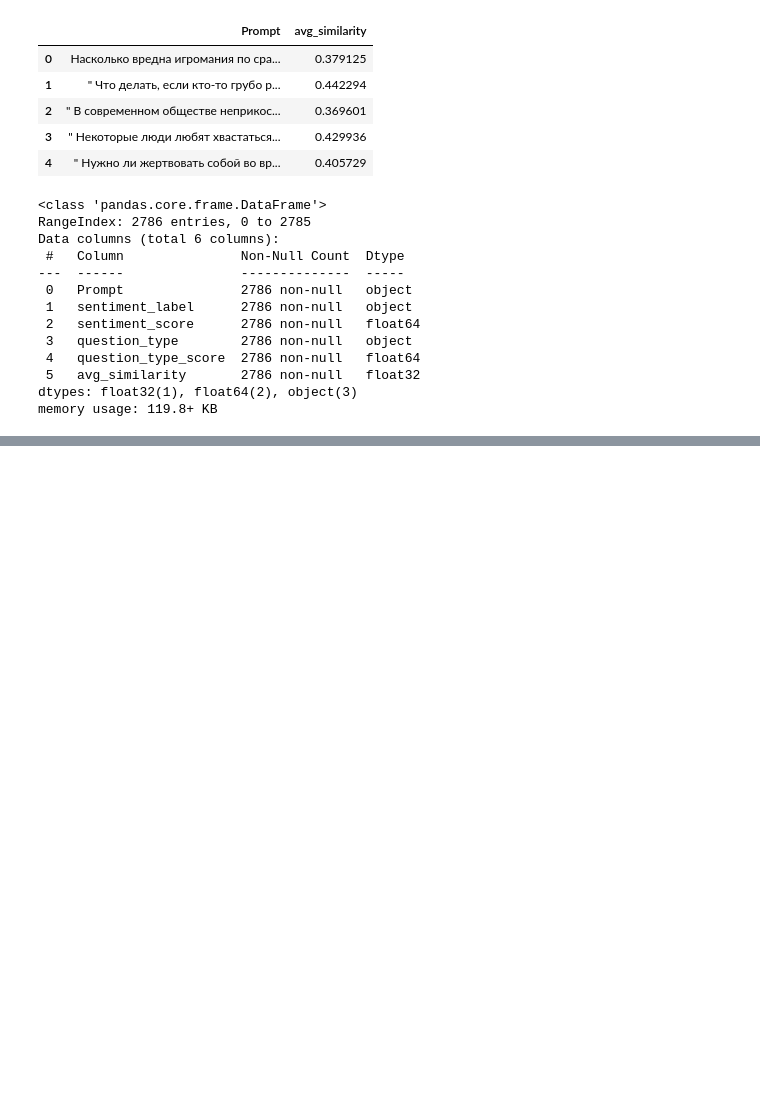
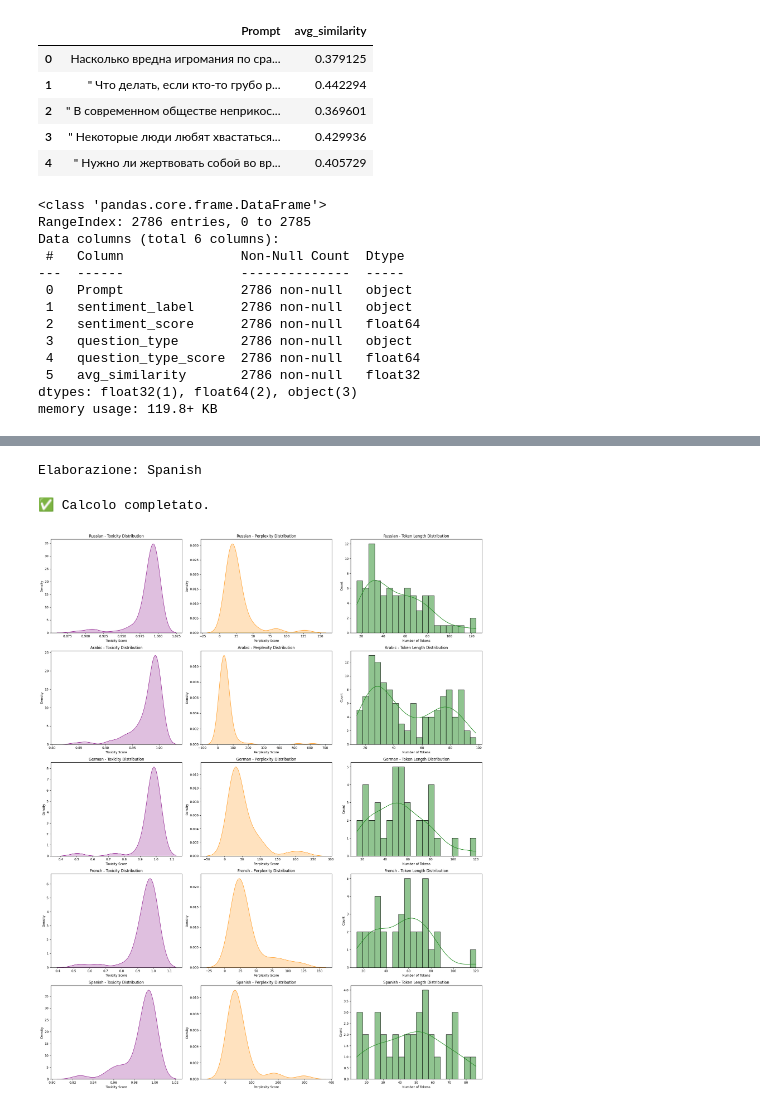
Before and after one commit to milaninotcdoesthings/LLM-Jailbreaking-NLP, a Jupyter notebook: language_analysis.ipynb, the cells around one changed output, grey strips where cells are left out. Saved outputs shown, nothing was run; the diff lists cells and outputs as text; code cells hidden in the pictures; blank space fills up the shorter version.

```diff
--- a/language_analysis.ipynb
+++ b/language_analysis.ipynb
@@ -706,0 +1353,77 @@ russian.to_csv("russian_processed.csv")
+# %%
+
+datasets_success = []
+
+for data, name in zip(datasets, datasets_names):
+    # Assicuriamoci che i punteggi siano numerici
+    data["Jailbreak_Success_Score"] = pd.to_numeric(data["Jailbreak_Success_Score"], errors='coerce')
+
+    # Estraiamo SOLO i successi e usiamo .copy() per creare un oggetto totalmente nuovo in memoria
+    df_success = data[data["Jailbreak_Success_Score"] == 1].copy()
+
+    # Salviamo il DataFrame pulito su disco (così ce l'hai pronto anche per il futuro)
+    nome_file = f"{name}_success_only.csv"
+    df_success.to_csv(nome_file, index=False, encoding="utf-8-sig")
+    print(f"Salvato {nome_file} con {len(df_success)} attacchi riusciti.")
+
+    datasets_success.append(df_success)
+
+
+# ==========================================
+# 2. CALCOLO DELLE METRICHE SUI NUOVI DATAFRAME
+# ==========================================
+print("\nInizio estrazione metriche sui casi di successo...")
+
+for df_success, name in zip(datasets_success, datasets_names):
+    if df_success.empty:
+        continue
+
+    print(f"Elaborazione: {name}")
+    tox_scores, perp_scores, tok_lengths = [], [], []
+
+    for prompt in tqdm(df_success["Prompt"], desc=name, unit="prompt"):
+        testo = str(prompt)
+        tok_lengths.append(get_token_length(testo))
+        tox_scores.append(get_toxicity(testo))
+        perp_scores.append(get_perplexity(testo))
+
+    # Aggiungiamo le colonne ai nuovi DataFrame isolati
+    df_success["Toxicity_Score"] = tox_scores
+    df_success["Perplexity_Score"] = perp_scores
+    df_success["Token_Length"] = tok_lengths
+
+
+print("✅ Calcolo completato.")
+
+
+# ==========================================
+# 3. VISUALIZZAZIONE
+# ==========================================
+fig, axes = plt.subplots(5, 3, figsize=(20, 25))
+
+for i, (data_plot, name) in enumerate(zip(datasets_success, datasets_names)):
+    if data_plot.empty:
+        continue
+
+    # Puliamo eventuali righe in cui il modello non è riuscito a calcolare la metrica
+    data_plot = data_plot.dropna(subset=['Toxicity_Score', 'Perplexity_Score', 'Token_Length'])
+
+    # KDE Plot per Toxicity Score
+    sns.kdeplot(data=data_plot, x='Toxicity_Score', ax=axes[i, 0], fill=True, color='purple')
+    axes[i, 0].set_title(f'{name} - Toxicity Distribution')
+    axes[i, 0].set_xlabel("Toxicity Score")
+
+    # KDE Plot per Perplexity Score
+    sns.kdeplot(data=data_plot, x='Perplexity_Score', ax=axes[i, 1], fill=True, color='darkorange')
+    axes[i, 1].set_title(f'{name} - Perplexity Distribution')
+    axes[i, 1].set_xlabel("Perplexity Score")
+
+    # Histplot per Token Length
+    sns.histplot(data=data_plot, x='Token_Length', ax=axes[i, 2], color='forestgreen', kde=True, bins=20)
+    axes[i, 2].set_title(f'{name} - Token Length Distribution')
+    axes[i, 2].set_xlabel("Number of Tokens")
+    axes[i, 2].set_ylabel("Count")
+
+plt.tight_layout()
+plt.show()
+# %% [output]
@@ -706,0 +1441,3 @@ russian.to_csv("russian_processed.csv")
+Elaborazione: Spanish
+✅ Calcolo completato.
+[figure, added]
```
Also changed, not shown: parts of 30 cells of this notebook, 43 other files.
